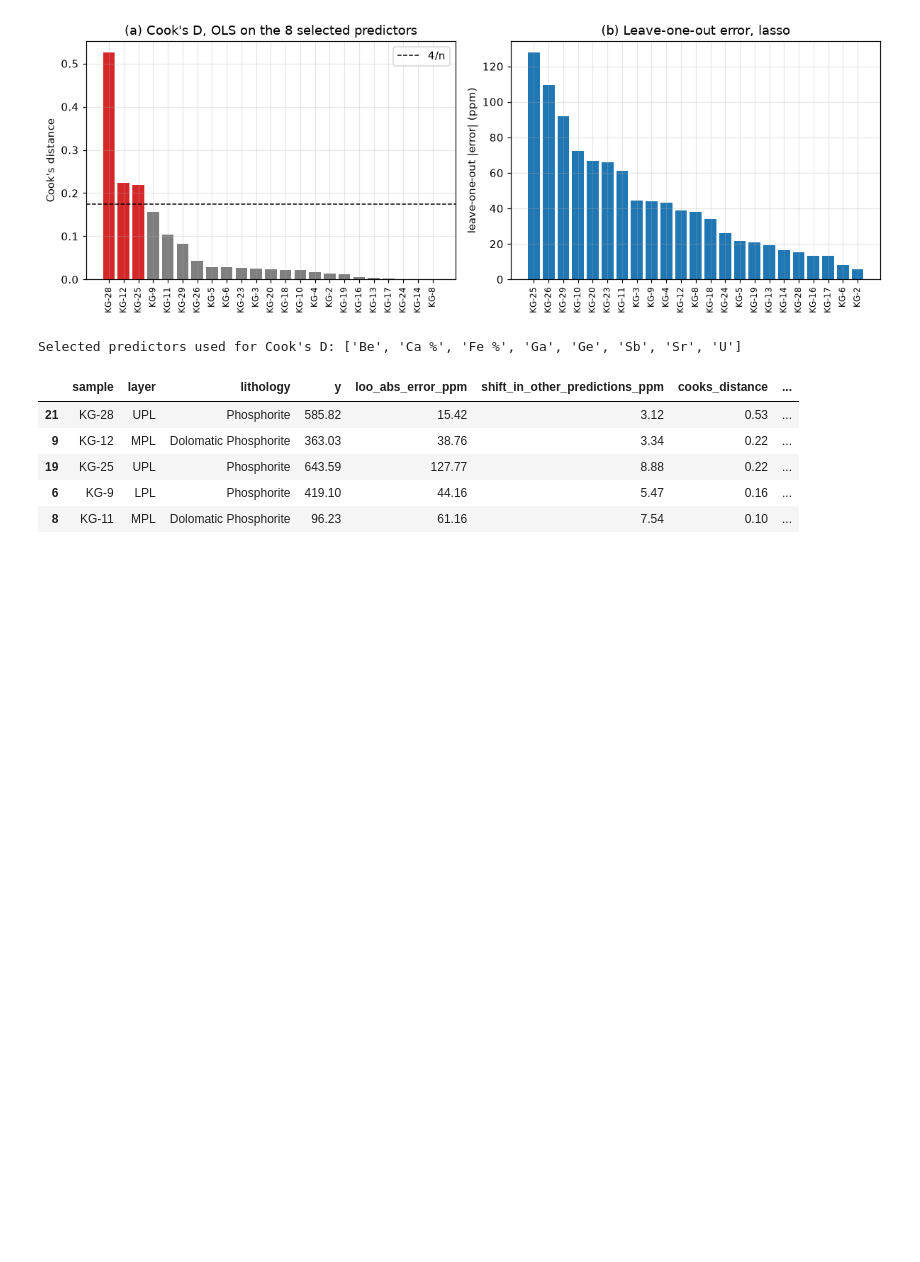
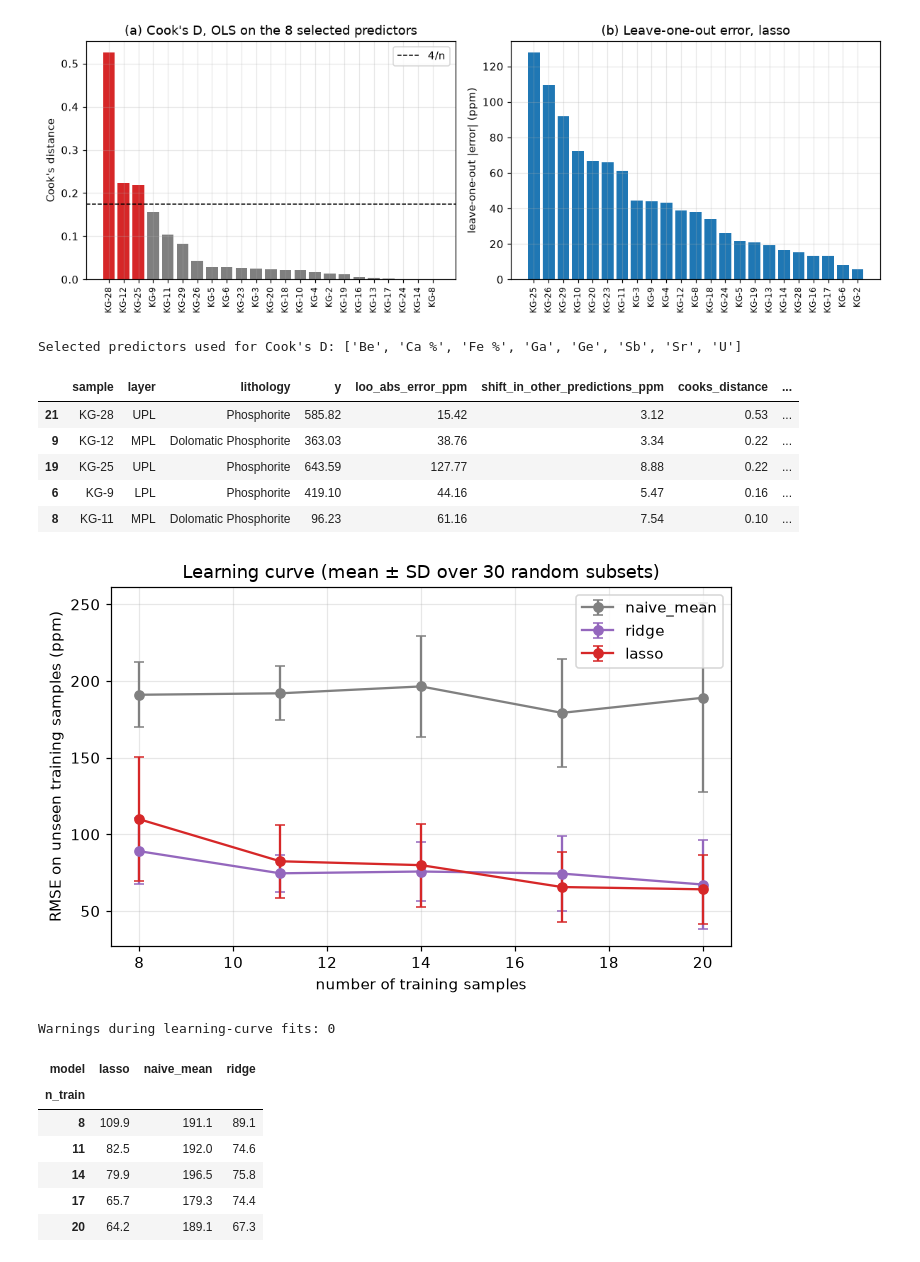
Before and after one commit to MassamAli5/DS-A3, a Jupyter notebook: DS-A3_regression_baseline.ipynb, the cells around one changed output. Drawn from its saved outputs; the diff is of its cells as text; code cells hidden in the pictures; blank space fills up the shorter version.

Commit message:
Add learning curve, slices and calibration check

```diff
--- a/DS-A3_regression_baseline.ipynb
+++ b/DS-A3_regression_baseline.ipynb
@@ -533,3 +533,48 @@ Selected predictors used for Cook's D: ['Be', 'Ca %', 'Fe %', 'Ga', 'Ge', 'Sb',
 | 19 | KG-25 | UPL | Phosphorite | 643.59 | 127.77 | 8.88 | 0.22 | ... |
 | 6 | KG-9 | LPL | Phosphorite | 419.10 | 44.16 | 5.47 | 0.16 | ... |
 | 8 | KG-11 | MPL | Dolomatic Phosphorite | 96.23 | 61.16 | 7.54 | 0.10 | ... |
+# %%
+# Learning curve: how does out-of-sample error change with the number of training samples?
+# Each point: 30 random subsets of the training samples; hyper-parameters re-tuned (3-fold CV) on each subset;
+# error measured on the training samples NOT in the subset. The frozen test set is not used.
+def fit_tuned(name, X, y, seed):
+    est, _, _ = CANDIDATES[name]
+    grid = {"regressor__model__alpha": np.logspace(-2, 3, 15) if name == "ridge" else np.logspace(-3, 0, 15)}
+    return GridSearchCV(est, grid, cv=KFold(3, shuffle=True, random_state=seed), scoring="neg_root_mean_squared_error").fit(X, y)
+
+SIZES, DRAWS = [8, 11, 14, 17, 20], 30
+rng_lc = np.random.default_rng(SEED)
+idx_all = np.arange(len(train))
+lc_rows = []
+with warnings.catch_warnings(record=True) as lc_warnings:
+    warnings.simplefilter("always")
+    for n in SIZES:
+        for dr in range(DRAWS):
+            sub = rng_lc.choice(idx_all, size=n, replace=False)
+            rest = np.setdiff1d(idx_all, sub)
+            Xs, ys, Xr, yr = Xtr.iloc[sub], ytr[sub], Xtr.iloc[rest], ytr[rest]
+            lc_rows.append({"n_train": n, "model": "naive_mean", "rmse": rmse(yr, np.full(len(yr), ys.mean()))})
+            for name in ("ridge", "lasso"):
+                lc_rows.append({"n_train": n, "model": name, "rmse": rmse(yr, fit_tuned(name, Xs, ys, SEED + dr).predict(Xr))})
+lc = pd.DataFrame(lc_rows)
+lc_sum = lc.groupby(["model", "n_train"])["rmse"].agg(["mean", "std"]).reset_index()
+lc_sum.to_csv(RES / "learning_curve.csv", index=False)
+fig, a = plt.subplots(figsize=(6.5, 4.2))
+for name, c in [("naive_mean", "gray"), ("ridge", "tab:purple"), ("lasso", "tab:red")]:
+    s = lc_sum[lc_sum.model == name]
+    a.errorbar(s["n_train"], s["mean"], yerr=s["std"], marker="o", capsize=3, label=name, color=c)
+a.set_xlabel("number of training samples"); a.set_ylabel("RMSE on unseen training samples (ppm)")
+a.set_title("Learning curve (mean ± SD over 30 random subsets)"); a.legend()
+plt.tight_layout(); plt.savefig(FIG / "learning_curve.png", bbox_inches="tight", dpi=150); plt.show()
+print("Warnings during learning-curve fits:", len(lc_warnings))
+display(lc_sum.pivot(index="n_train", columns="model", values="mean").round(1))
+# %% [output]
+[figure, added]
+Warnings during learning-curve fits: 0
+| model | lasso | naive_mean | ridge |
+| n_train |  |  |  |
+| 8 | 109.9 | 191.1 | 89.1 |
+| 11 | 82.5 | 192.0 | 74.6 |
+| 14 | 79.9 | 196.5 | 75.8 |
+| 17 | 65.7 | 179.3 | 74.4 |
+| 20 | 64.2 | 189.1 | 67.3 |
```
Also changed, not shown: parts of 2 cells of this notebook, 4 other files.
